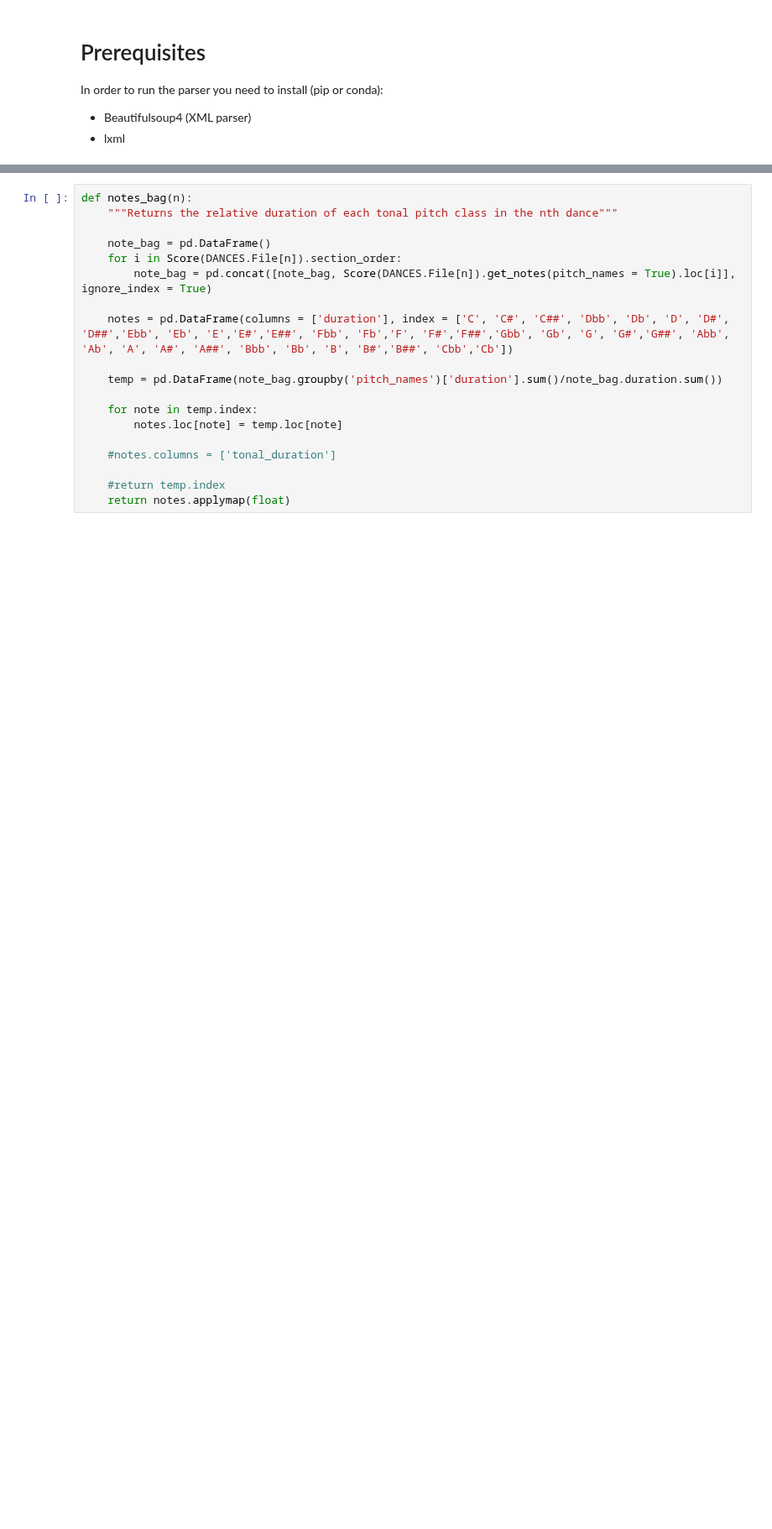
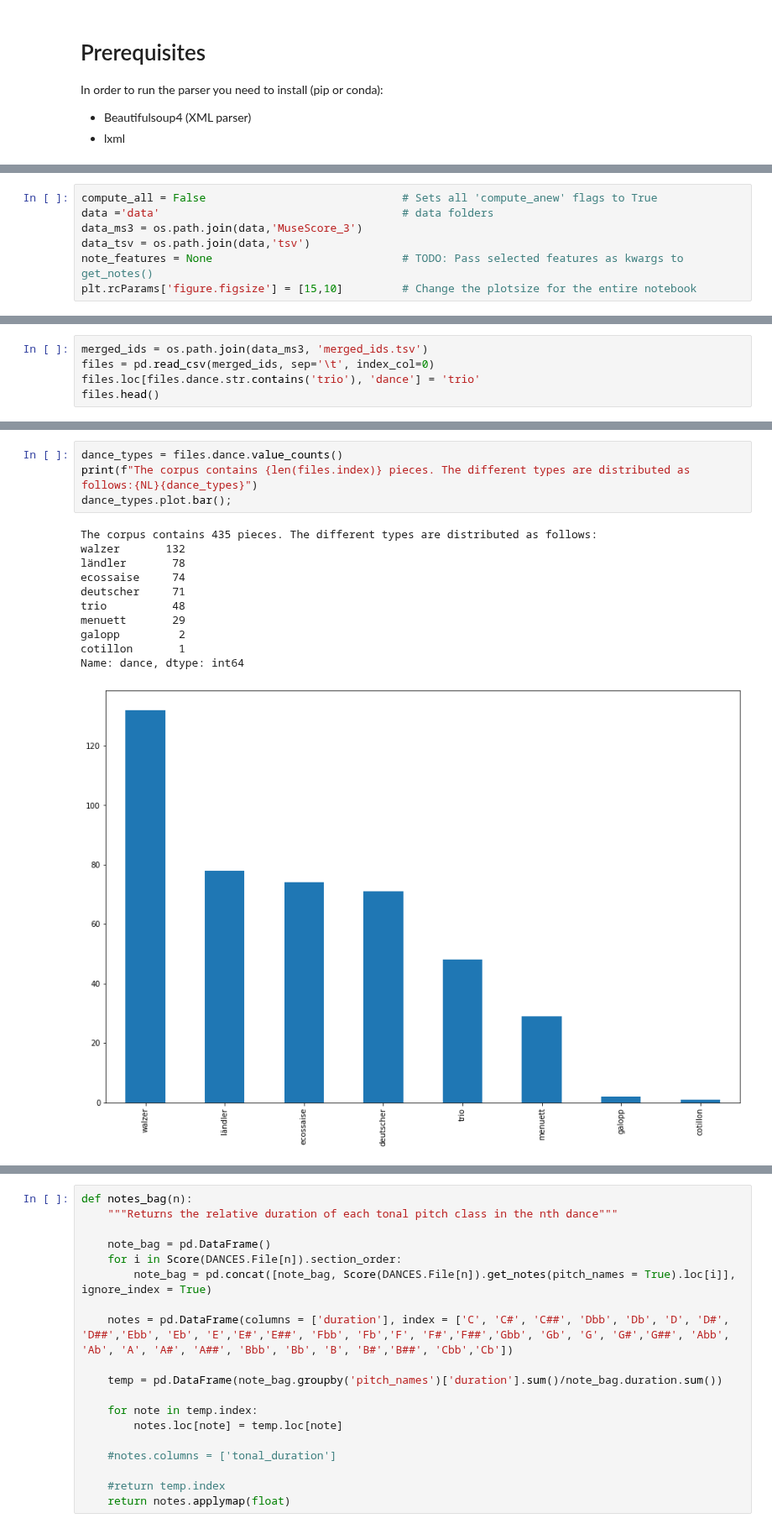
Before and after one commit to annotatorB/schubert_dances, a Jupyter notebook: schubert_project.ipynb, the cells around one changed output, grey strips where cells are left out. Shown at 84% size. Saved outputs shown, nothing was run; the diff lists cells and outputs as text; blank space fills up the shorter version.

```diff
--- a/schubert_project.ipynb
+++ b/schubert_project.ipynb
@@ -9,0 +13,7 @@ logging.getLogger().setLevel(logging.INFO)
+# %%
+compute_all = False                              # Sets all 'compute_anew' flags to True
+data ='data'                                     # data folders
+data_ms3 = os.path.join(data,'MuseScore_3')
+data_tsv = os.path.join(data,'tsv')
+note_features = None                             # TODO: Pass selected features as kwargs to get_notes()
+plt.rcParams['figure.figsize'] = [15,10]         # Change the plotsize for the entire notebook
@@ -9,0 +23,5 @@ logging.getLogger().setLevel(logging.INFO)
+# %%
+merged_ids = os.path.join(data_ms3, 'merged_ids.tsv')
+files = pd.read_csv(merged_ids, sep='\t', index_col=0)
+files.loc[files.dance.str.contains('trio'), 'dance'] = 'trio'
+files.head()
@@ -104,0 +76,16 @@ AttributeError: 'NoneType' object has no attribute 'info'
+# %%
+dance_types = files.dance.value_counts()
+print(f"The corpus contains {len(files.index)} pieces. The different types are distributed as follows:{NL}{dance_types}")
+dance_types.plot.bar();
+# %% [output]
+The corpus contains 435 pieces. The different types are distributed as follows:
+walzer       132
+ländler       78
+ecossaise     74
+deutscher     71
+trio          48
+menuett       29
+galopp         2
+cotillon       1
+Name: dance, dtype: int64
+[figure, added]
```
Also changed, not shown: parts of 20 cells of this notebook, 25 other files.
